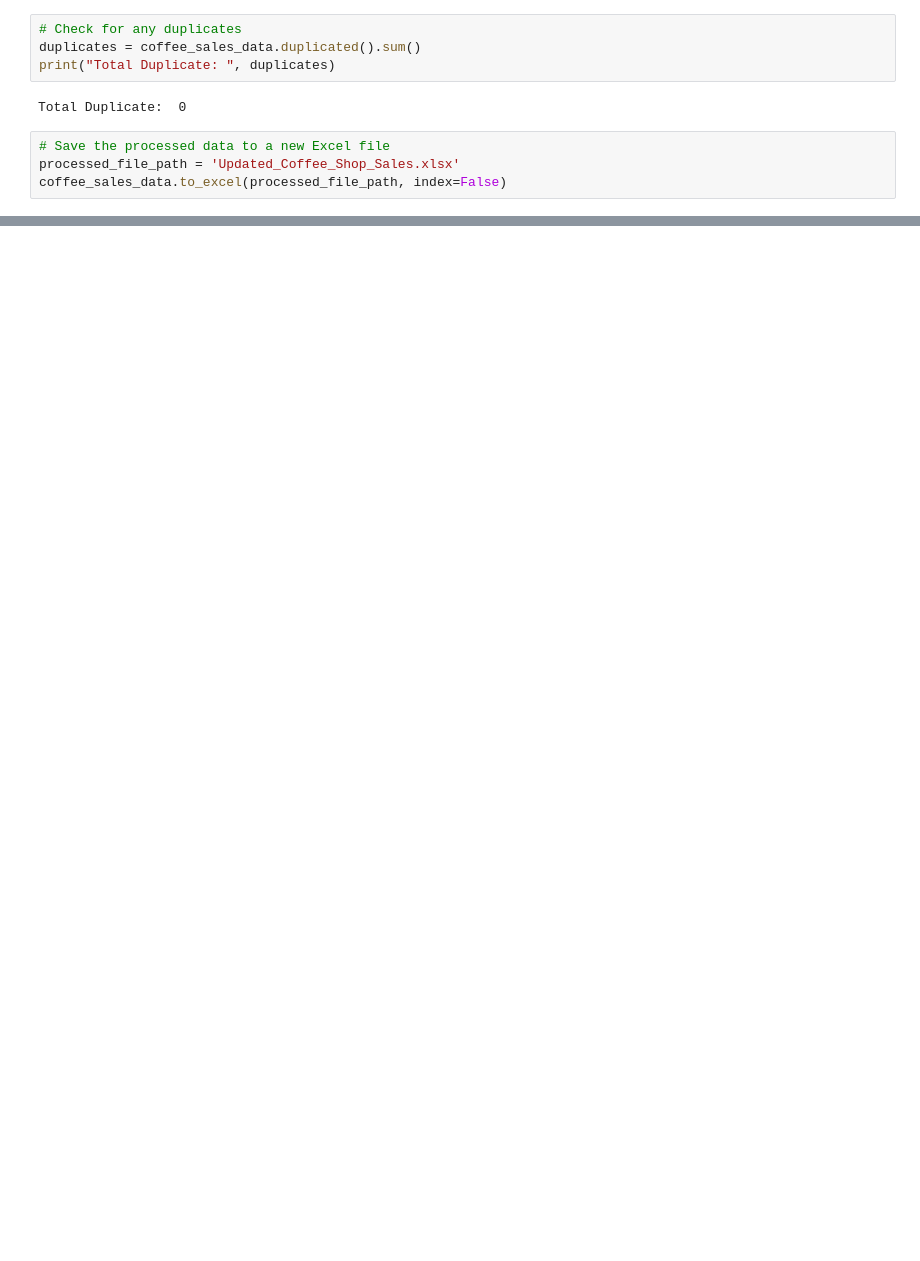
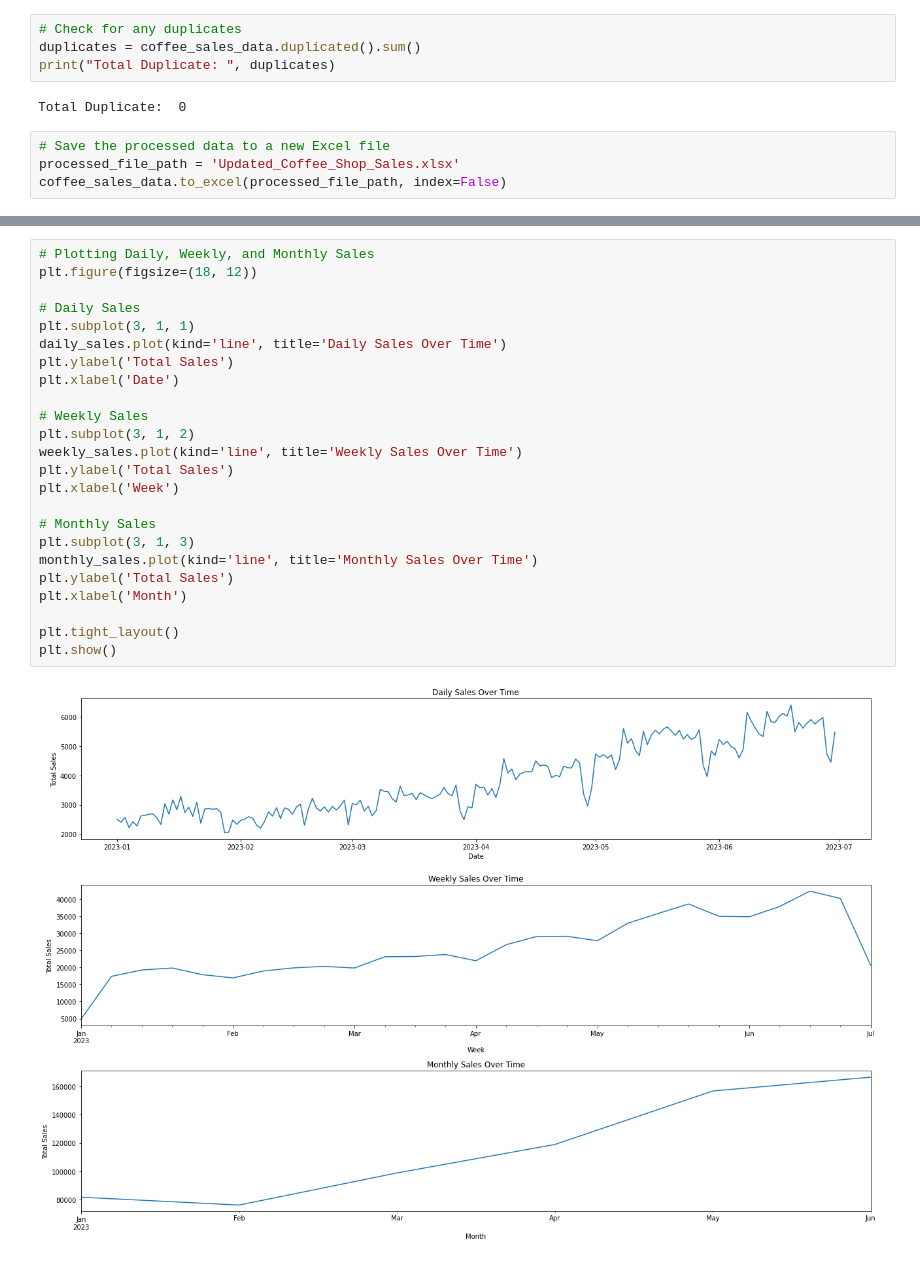
Before and after one commit to zainhaidar16/Coffee-Shop-Dashboard, a Jupyter notebook: Coffe Shop Sales Analysis.ipynb, the cells around one changed output, grey strips where cells are left out. Saved outputs shown, nothing was run; the diff lists cells and outputs as text; blank space fills up the shorter version.

```diff
--- a/Coffe Shop Sales Analysis.ipynb
+++ b/Coffe Shop Sales Analysis.ipynb
@@ -54,0 +122,26 @@ coffee_sales_data.to_excel(processed_file_path, index=False)
+# %%
+# Plotting Daily, Weekly, and Monthly Sales
+plt.figure(figsize=(18, 12))
+
+# Daily Sales
+plt.subplot(3, 1, 1)
+daily_sales.plot(kind='line', title='Daily Sales Over Time')
+plt.ylabel('Total Sales')
+plt.xlabel('Date')
+
+# Weekly Sales
+plt.subplot(3, 1, 2)
+weekly_sales.plot(kind='line', title='Weekly Sales Over Time')
+plt.ylabel('Total Sales')
+plt.xlabel('Week')
+
+# Monthly Sales
+plt.subplot(3, 1, 3)
+monthly_sales.plot(kind='line', title='Monthly Sales Over Time')
+plt.ylabel('Total Sales')
+plt.xlabel('Month')
+
+plt.tight_layout()
+plt.show()
+# %% [output]
+[figure, added]
```
Also changed, not shown: parts of 13 cells of this notebook, 1 other file.
